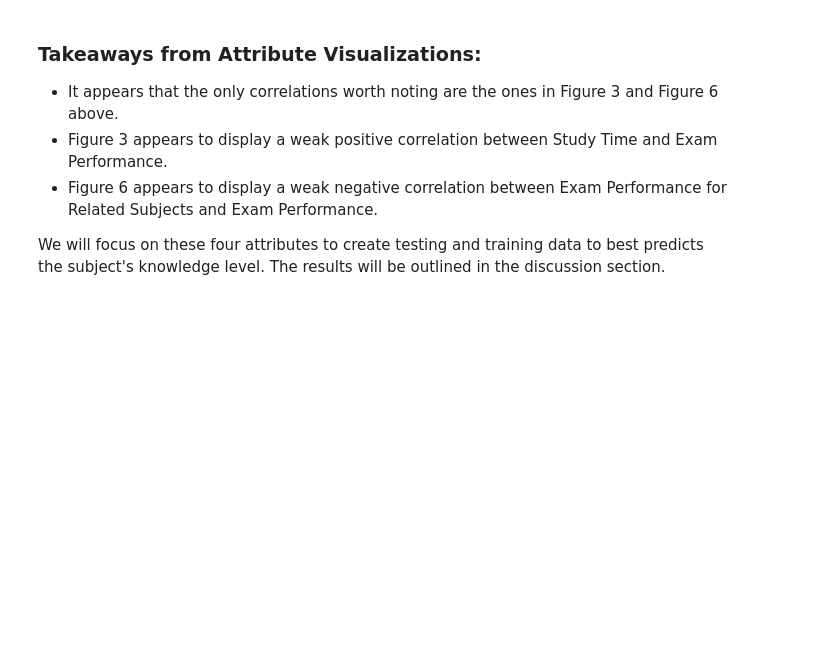
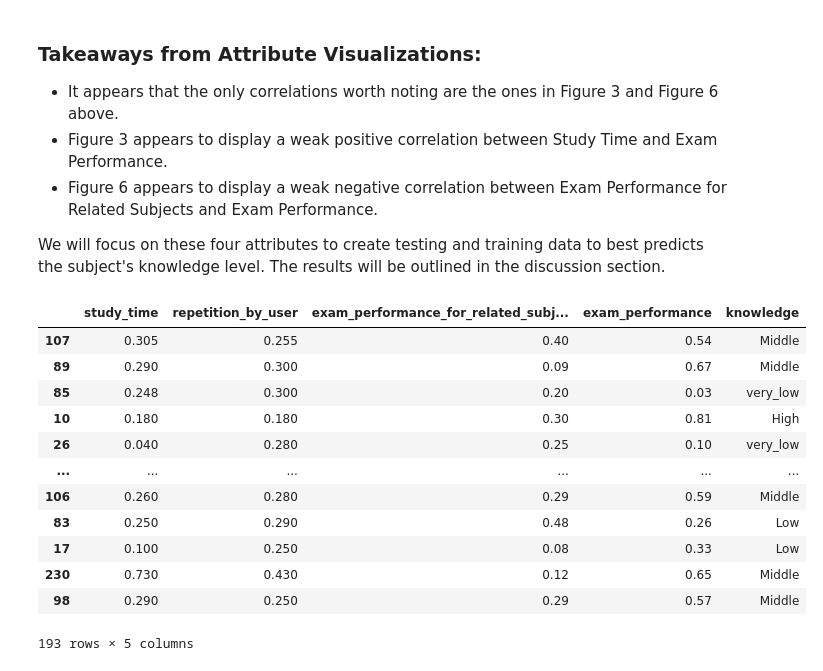
Before and after one commit to ryanrabinovitch/dsci-project-new, a Jupyter notebook: project-file.ipynb, the cells around one changed output. Drawn from its saved outputs; the diff is of its cells as text; code cells hidden in the pictures; blank space fills up the shorter version.

Commit message:
Created train/test split
test size is 25% of original, train is 75%

```diff
--- a/project-file.ipynb
+++ b/project-file.ipynb
@@ -215,3 +215,23 @@ examPerf_examPerfRelatedTopics_plot
 - Figure 6 appears to display a weak negative correlation between Exam Performance for Related Subjects and Exam Performance.
 
 We will focus on these four attributes to create testing and training data to best predicts the subject's knowledge level. The results will be outlined in the discussion section.
+# %%
+#Creating train/test split
+from sklearn.model_selection import train_test_split
+
+knowledge_train, knowledge_test = train_test_split(knowledge_training_final, test_size=0.25, random_state=123)
+knowledge_train
+# %% [output]
+|  | study_time | repetition_by_user | exam_performance_for_related_subj... | exam_performance | knowledge |
+| 107 | 0.305 | 0.255 | 0.40 | 0.54 | Middle |
+| 89 | 0.290 | 0.300 | 0.09 | 0.67 | Middle |
+| 85 | 0.248 | 0.300 | 0.20 | 0.03 | very_low |
+| 10 | 0.180 | 0.180 | 0.30 | 0.81 | High |
+| 26 | 0.040 | 0.280 | 0.25 | 0.10 | very_low |
+| ... | ... | ... | ... | ... | ... |
+| 106 | 0.260 | 0.280 | 0.29 | 0.59 | Middle |
+| 83 | 0.250 | 0.290 | 0.48 | 0.26 | Low |
+| 17 | 0.100 | 0.250 | 0.08 | 0.33 | Low |
+| 230 | 0.730 | 0.430 | 0.12 | 0.65 | Middle |
+| 98 | 0.290 | 0.250 | 0.29 | 0.57 | Middle |
+193 rows × 5 columns
```
Also changed, not shown: parts of 2 cells of this notebook.
